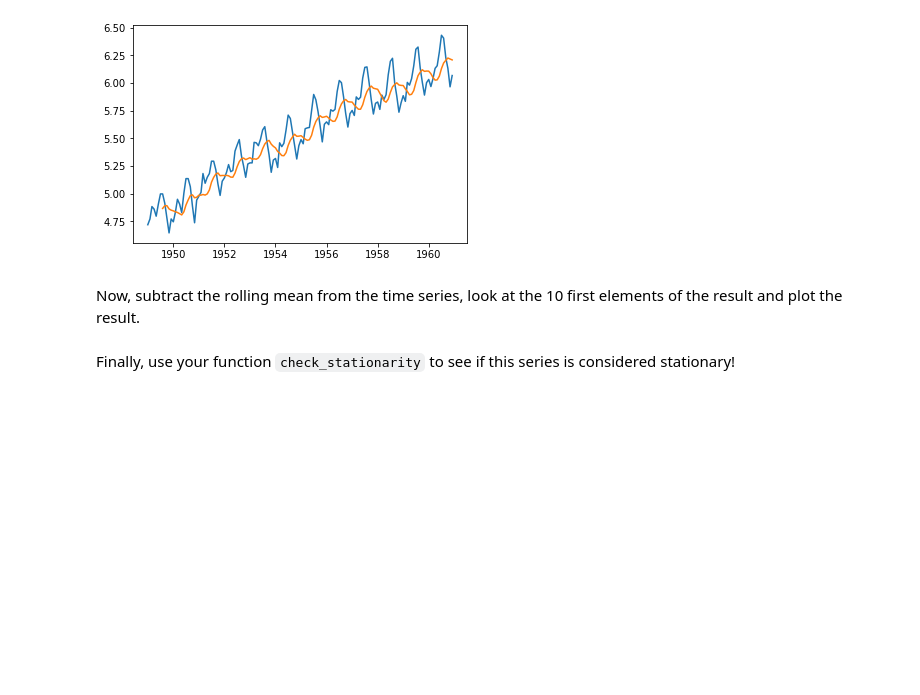
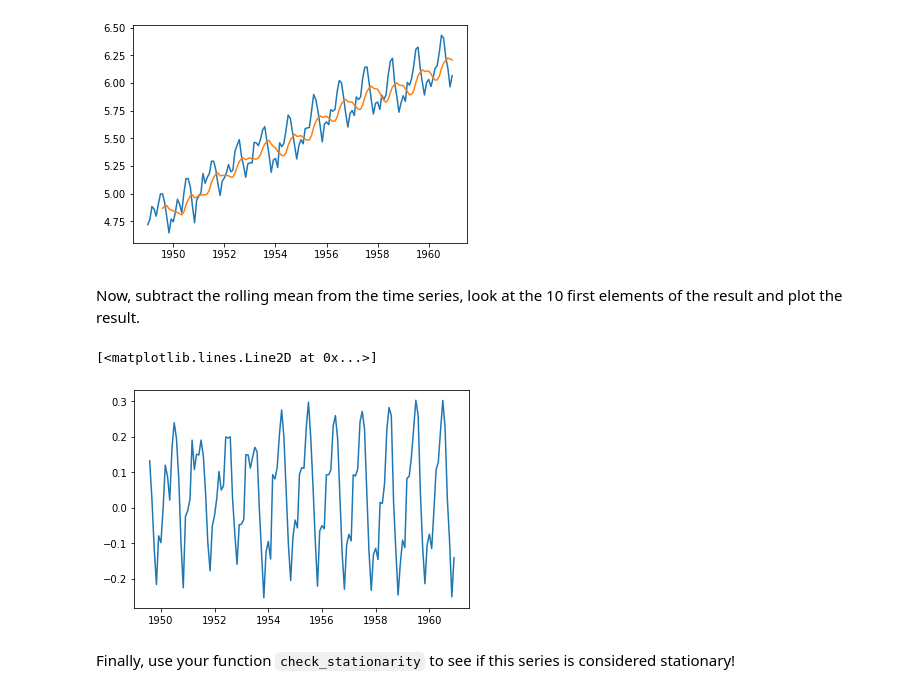
Before and after one commit to jmt0221/dsc-removing-trends-lab-nyc-ds-082619, a Jupyter notebook: index.ipynb, the cells around one changed output. Drawn from its saved outputs; the diff is of its cells as text; code cells hidden in the pictures; blank space fills up the shorter version.

```diff
--- a/index.ipynb
+++ b/index.ipynb
@@ -114,7 +114,10 @@ df_log_roll = df_log - roll_mean
 df_log_roll.dropna(inplace=True)
 # %%
 # Plot the result
-plt.plo
+plt.plot(df_log_roll)
+# %% [output]
+[<matplotlib.lines.Line2D at 0x...>]
+[figure, added]
 # %% [markdown]
 Finally, use your function `check_stationarity` to see if this series is considered stationary!
 # %%
```
Also changed, not shown: parts of 1 cell of this notebook.
